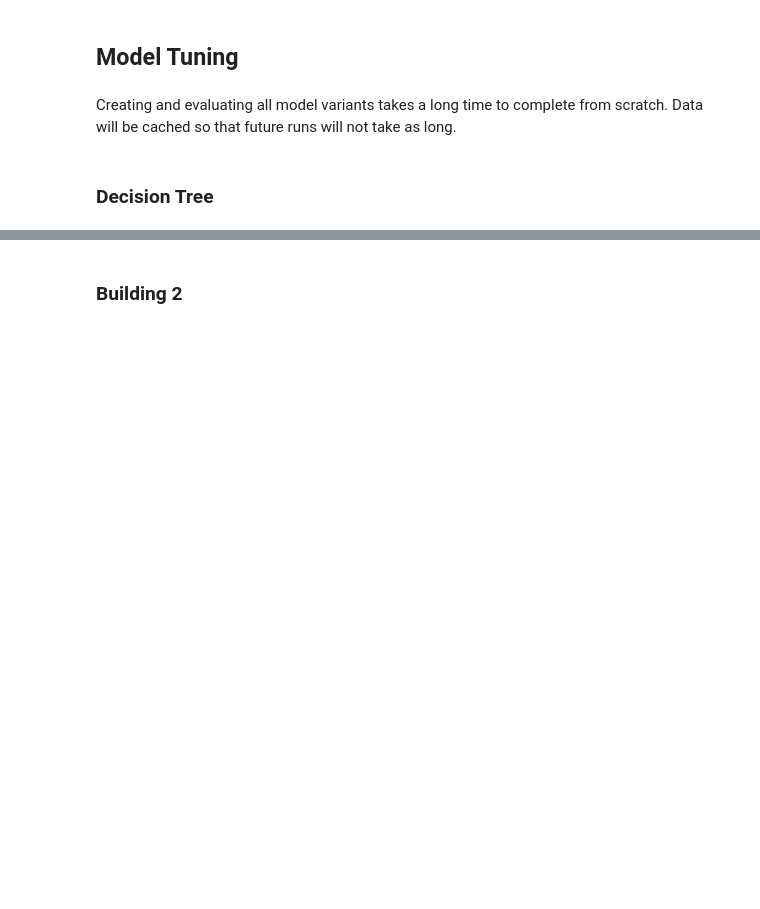
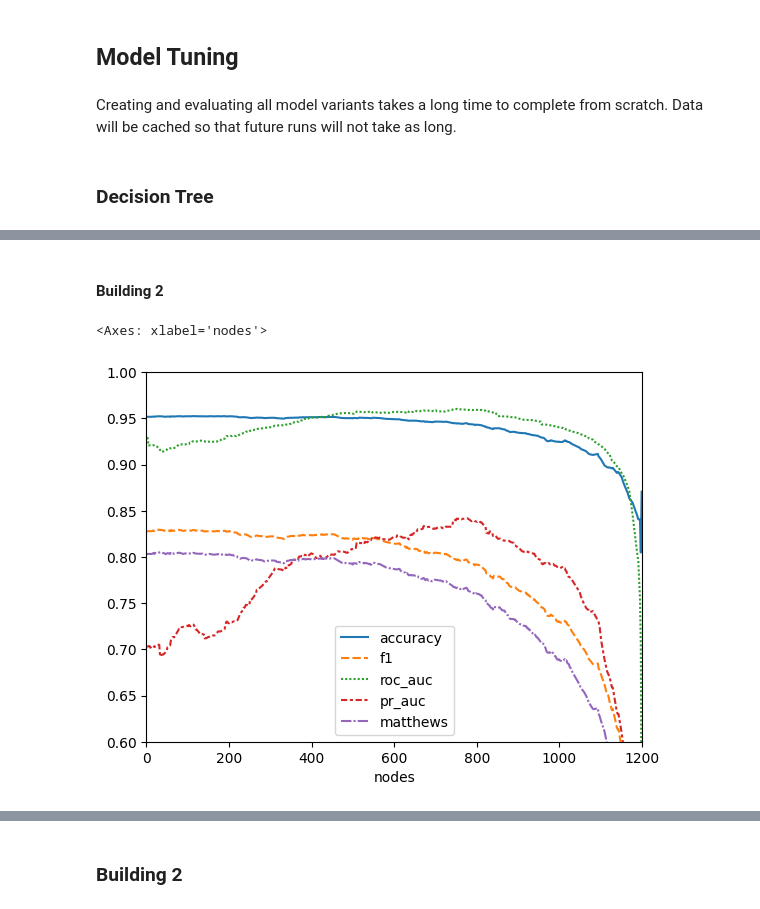
Before and after one commit to hossainmuntasir/MachineLearningModel, a Jupyter notebook: mlmodels/model_comparison.ipynb, the cells around one changed output, grey strips where cells are left out. Saved outputs shown, nothing was run; the diff lists cells and outputs as text; code cells hidden in the pictures; blank space fills up the shorter version.

```diff
--- a/mlmodels/model_comparison.ipynb
+++ b/mlmodels/model_comparison.ipynb
@@ -388,0 +328,16 @@ Creating and evaluating all model variants takes a long time to complete from sc
+# %% [markdown]
+#### Building 2
+# %%
+opt2 = GridSearchDecisionTree("building2", n_fits=-1)
+opt2.fit(x_train2, y_train2, x_val2, y_val2)
+opt2.save_results()
+
+df = opt2.results
+df = pd.DataFrame(df[scores], index=df["nodes"])
+plt = sns.lineplot(df)
+plt.set_xlim(0, len(df))
+plt.set_ylim(0.6, 1.0)
+display(plt)
+# %% [output]
+<Axes: xlabel='nodes'>
+[figure, added]
```
Also changed, not shown: parts of 58 cells of this notebook, 6 other files.
